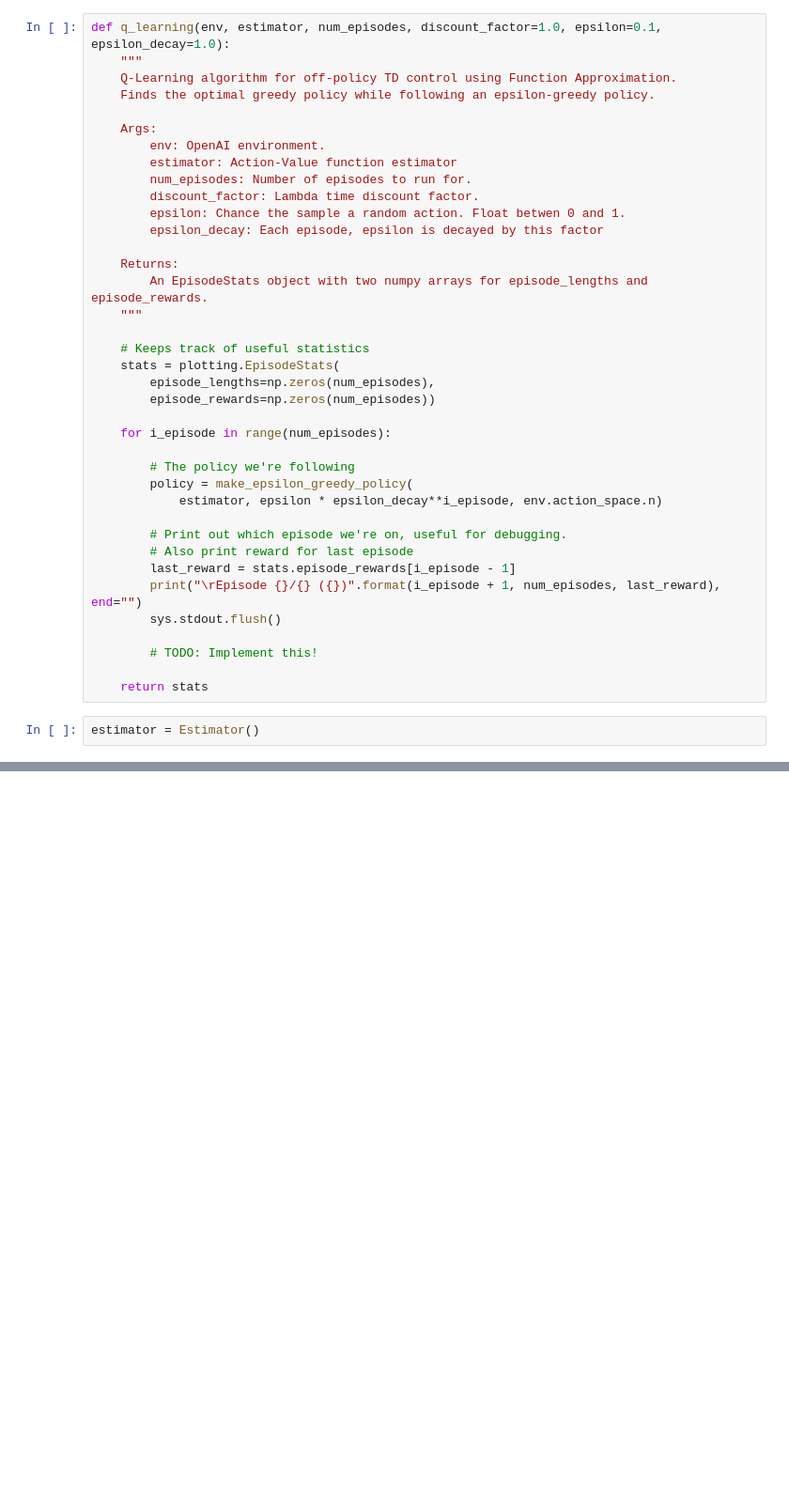
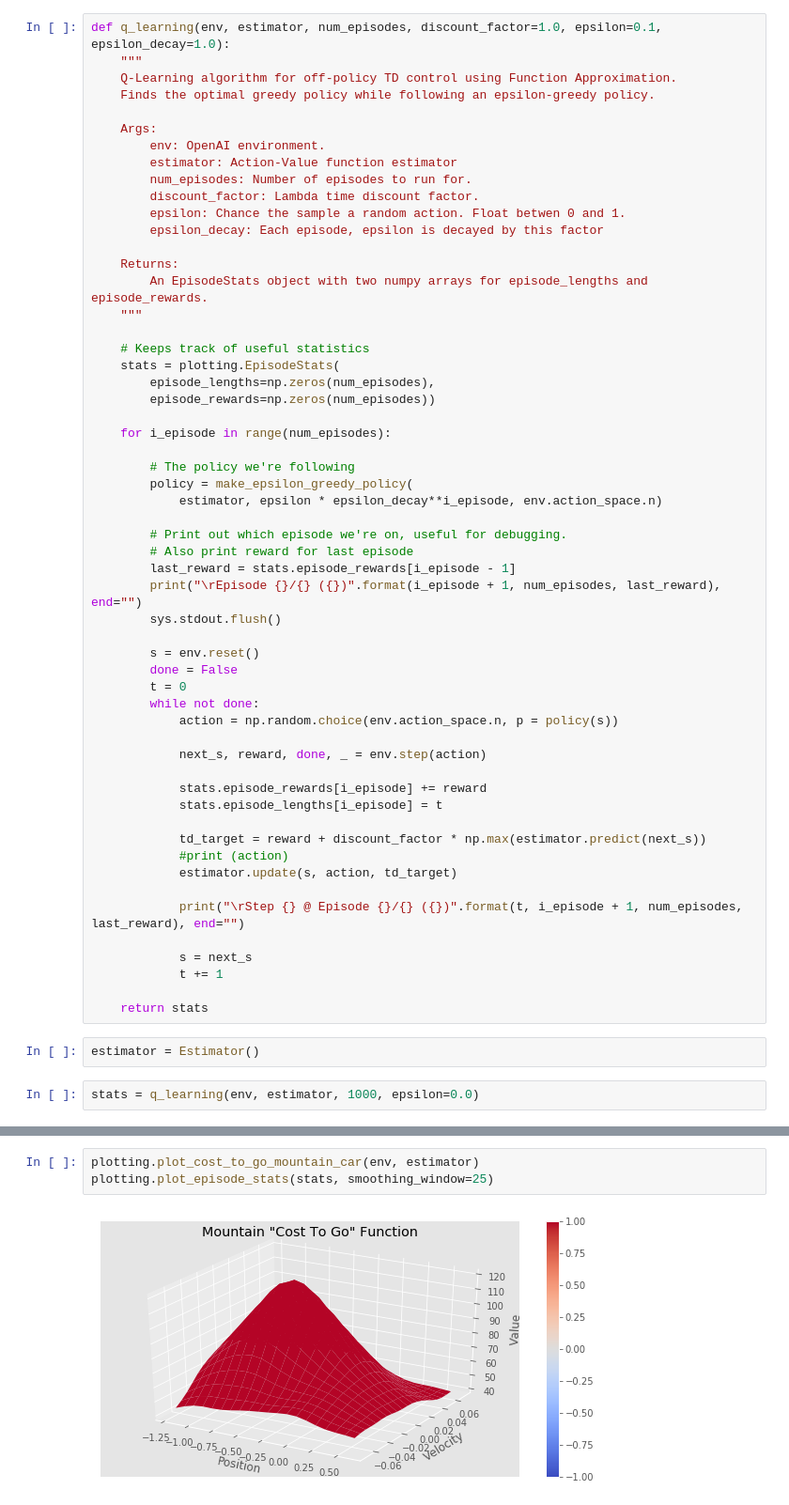
Before and after one commit to tuandnvn/learn-to-perform, a Jupyter notebook: notebooks/q_learning_function_approximate.ipynb, the cells around one changed output, grey strips where cells are left out. Shown: that part at 94% size. Drawn from its saved outputs; the diff is of its cells as text; blank space fills up the shorter version.

```diff
--- a/notebooks/q_learning_function_approximate.ipynb
+++ b/notebooks/q_learning_function_approximate.ipynb
@@ -195,8 +223,28 @@ def q_learning(env, estimator, num_episodes, discount_factor=1.0, epsilon=0.1, e
         print("\rEpisode {}/{} ({})".format(i_episode + 1, num_episodes, last_reward), end="")
         sys.stdout.flush()
 
-        # TODO: Implement this!
+        s = env.reset()
+        done = False
+        t = 0
+        while not done:
+            action = np.random.choice(env.action_space.n, p = policy(s))
+
+            next_s, reward, done, _ = env.step(action)
+
+            stats.episode_rewards[i_episode] += reward
+            stats.episode_lengths[i_episode] = t
+
+            td_target = reward + discount_factor * np.max(estimator.predict(next_s))
+            #print (action)
+            estimator.update(s, action, td_target)
+
+            print("\rStep {} @ Episode {}/{} ({})".format(t, i_episode + 1, num_episodes, last_reward), end="")
+
+            s = next_s
+            t += 1
 
     return stats
 # %%
 estimator = Estimator()
+# %%
+stats = q_learning(env, estimator, 1000, epsilon=0.0)
@@ -202,0 +257,5 @@ estimator = Estimator()
+# %%
+plotting.plot_cost_to_go_mountain_car(env, estimator)
+plotting.plot_episode_stats(stats, smoothing_window=25)
+# %% [output]
+[figure, added]
```
Also changed, not shown: parts of 9 cells of this notebook, 1 other file.
